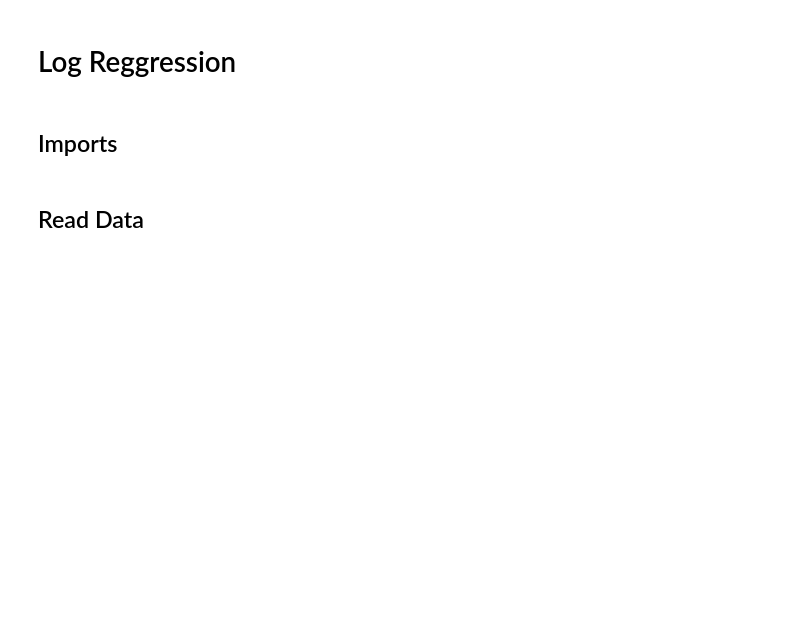
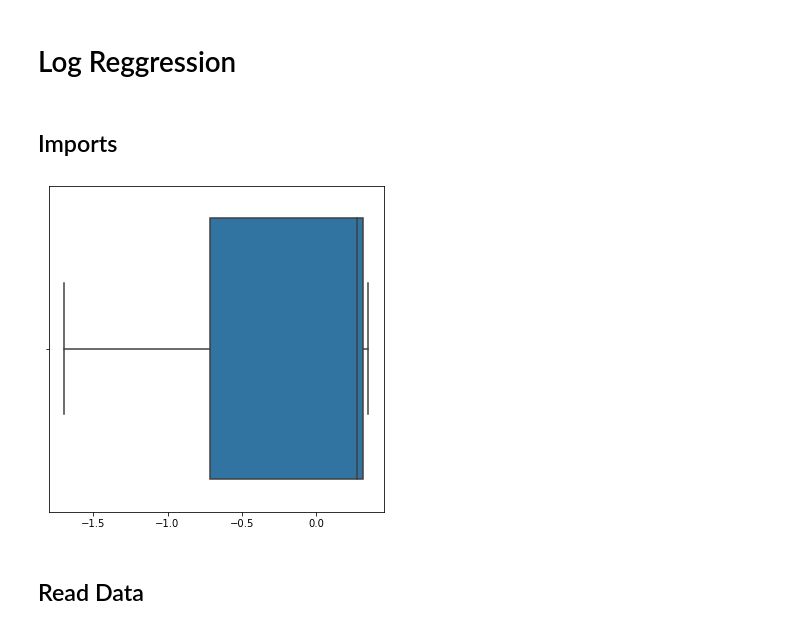
Before and after one commit to JosephLazarus/QTW, a Jupyter notebook: Case Study 2/WorkingFiles/dj_case_study2.ipynb, the cells around one changed output. Saved outputs shown, nothing was run; the diff lists cells and outputs as text; code cells hidden in the pictures; blank space fills up the shorter version.

```diff
--- a/Case Study 2/WorkingFiles/dj_case_study2.ipynb
+++ b/Case Study 2/WorkingFiles/dj_case_study2.ipynb
@@ -10,3 +12,11 @@ import seaborn as sns
+# %%
+%matplotlib inline
+data = np.random.normal(0, 1, 3)
+# array([-1.18878589,  0.59627021,  1.59895721])
+plt.figure(figsize=(6, 6))
+sns.boxplot(x=data);
+# %% [output]
+[figure, added]
 # %% [markdown]
 ## Read Data
 # %% [markdown]
```
Also changed, not shown: parts of 21 cells of this notebook.
